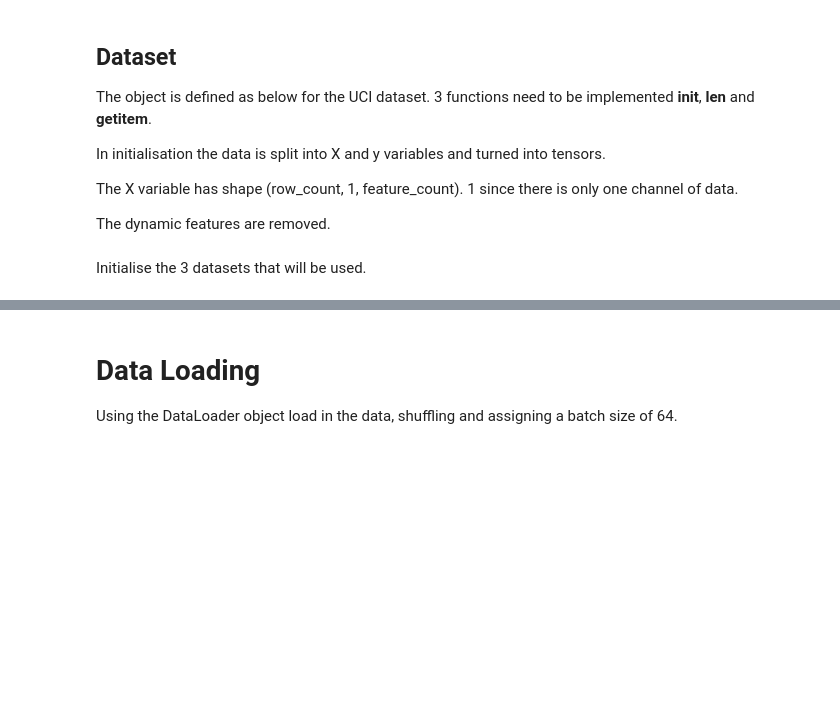
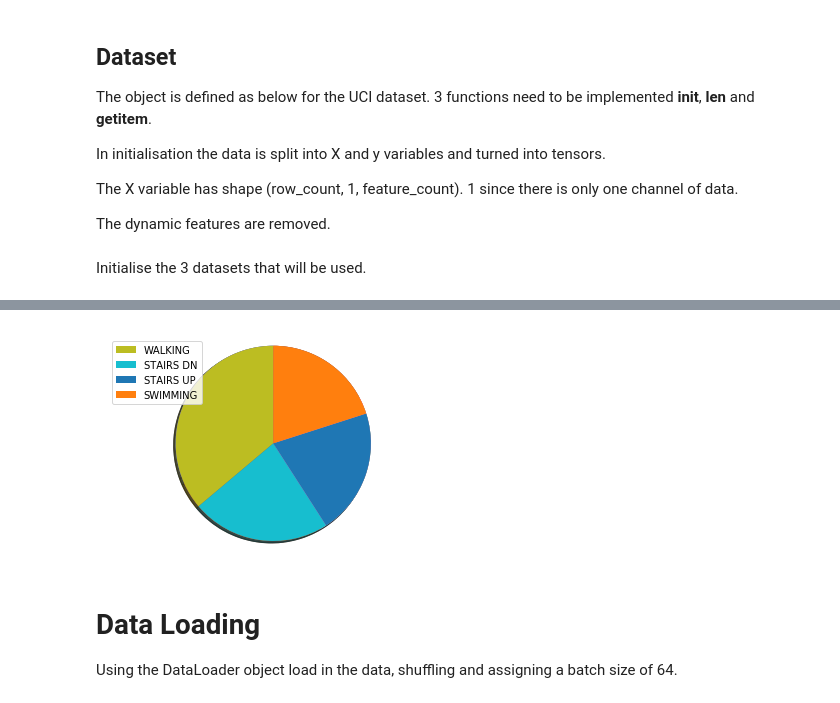
Before and after one commit to jakesant/gog_apt, a Jupyter notebook: ODSCNN.ipynb, the cells around one changed output, grey strips where cells are left out. Drawn from its saved outputs; the diff is of its cells as text; code cells hidden in the pictures; blank space fills up the shorter version.

```diff
--- a/ODSCNN.ipynb
+++ b/ODSCNN.ipynb
@@ -95,7 +91,9 @@ test_data = OUR_Static_Dataset(csv_file='Our Dataset/test.csv')
 # %%
-h.pie('Our Dataset/train.csv', activity_encode, 3)
-h.pie('Our Dataset/valid.csv', activity_encode, 3)
-h.pie('Our Dataset/test.csv', activity_encode, 3)
+h.pie('Our Dataset/train.csv', 'OUR Data Static Training Data Distribution', activity_encode, 3, 'Label')
+h.pie('Our Dataset/valid.csv', 'OUR Data Static Validation Data Distribution', activity_encode, 3, 'Label')
+h.pie('Our Dataset/test.csv', 'OUR Data Static Testing Data Distribution', activity_encode, 3, 'Label')
+# %% [output]
+[figure, added]
 # %% [markdown]
 # Data Loading
 
```
Also changed, not shown: parts of 7 cells of this notebook, 34 other files.
